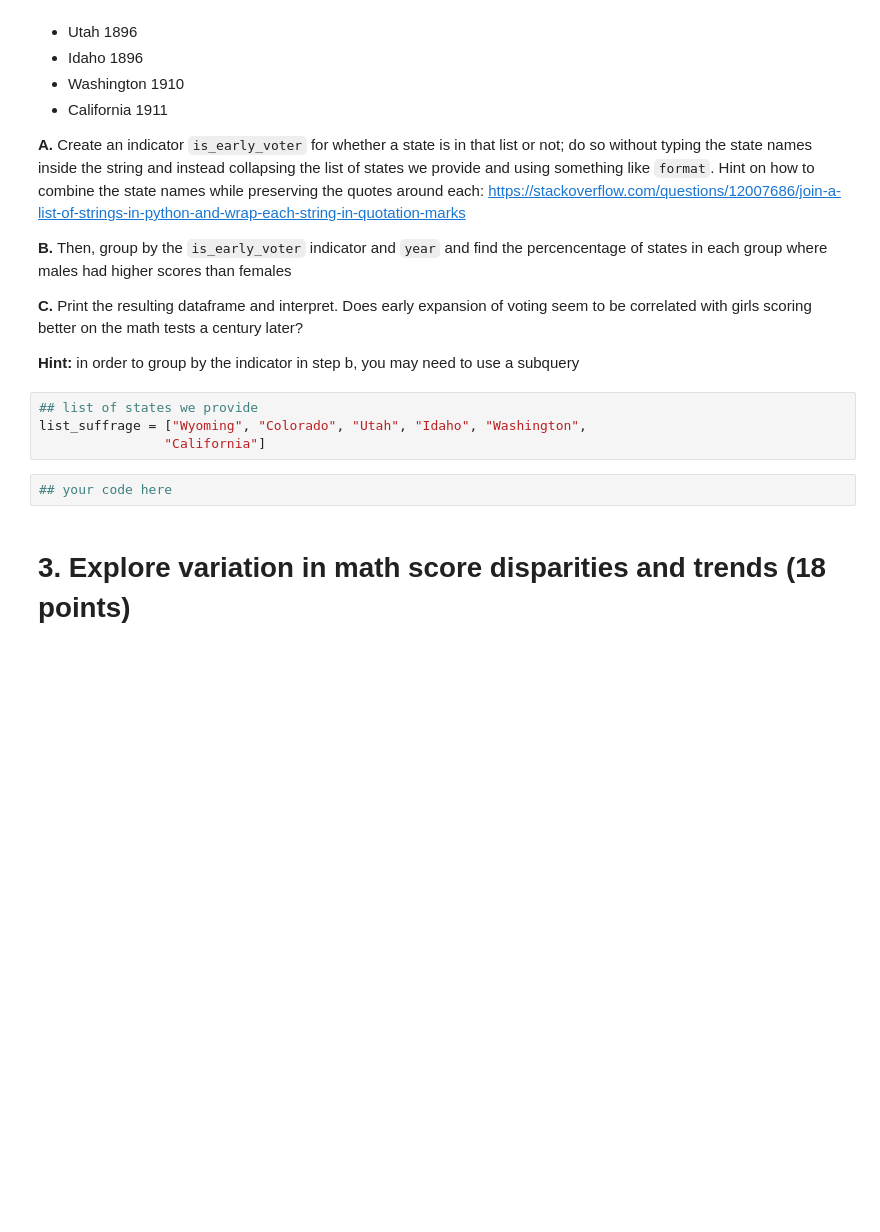
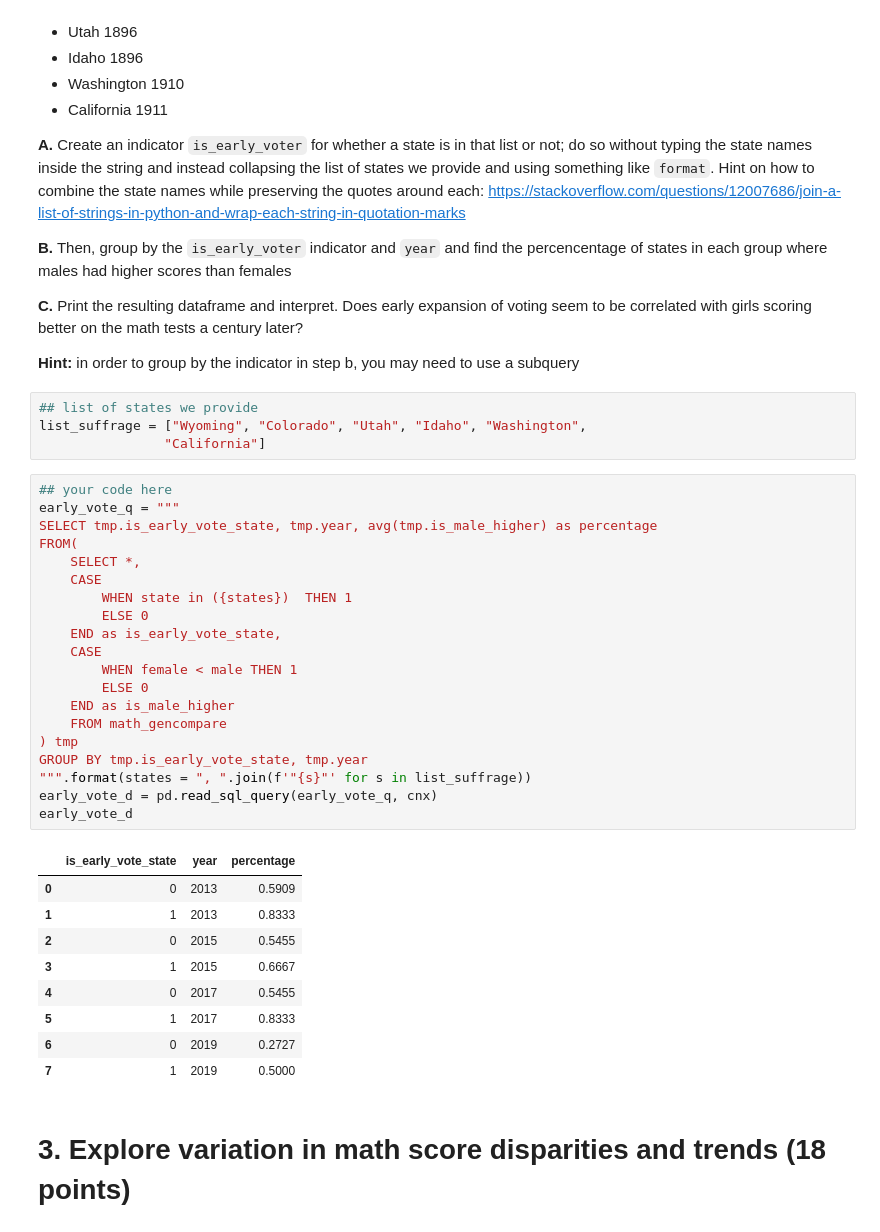
Before and after one commit to herbertfreeze/QSS20_S24, a Jupyter notebook: problemsets/pset4/pset4_blank.ipynb, the cells around one changed output. Cells and saved outputs as stored; diff of their text form; blank space fills up the shorter version.

```diff
--- a/problemsets/pset4/pset4_blank.ipynb
+++ b/problemsets/pset4/pset4_blank.ipynb
@@ -421,8 +464,36 @@ The following states were the first 6 to expand the right to vote to women befor
 ## list of states we provide
 list_suffrage = ["Wyoming", "Colorado", "Utah", "Idaho", "Washington",
                 "California"]
-# %%
-## your code here
+# %%
+## your code here
+early_vote_q = """
+SELECT tmp.is_early_vote_state, tmp.year, avg(tmp.is_male_higher) as percentage
+FROM(
+    SELECT *,
+    CASE
+        WHEN state in ({states})  THEN 1
+        ELSE 0
+    END as is_early_vote_state,
+    CASE
+        WHEN female < male THEN 1
+        ELSE 0
+    END as is_male_higher
+    FROM math_gencompare
+) tmp
+GROUP BY tmp.is_early_vote_state, tmp.year
+""".format(states = ", ".join(f'"{s}"' for s in list_suffrage))
+early_vote_d = pd.read_sql_query(early_vote_q, cnx)
+early_vote_d
+# %% [output]
+|  | is_early_vote_state | year | percentage |
+| 0 | 0 | 2013 | 0.5909 |
+| 1 | 1 | 2013 | 0.8333 |
+| 2 | 0 | 2015 | 0.5455 |
+| 3 | 1 | 2015 | 0.6667 |
+| 4 | 0 | 2017 | 0.5455 |
+| 5 | 1 | 2017 | 0.8333 |
+| 6 | 0 | 2019 | 0.2727 |
+| 7 | 1 | 2019 | 0.5000 |
 # %% [markdown]
 # 3. Explore variation in math score disparities and trends (18 points)
 # %% [markdown]
```
Also changed, not shown: parts of 4 cells of this notebook, 1 other file.
